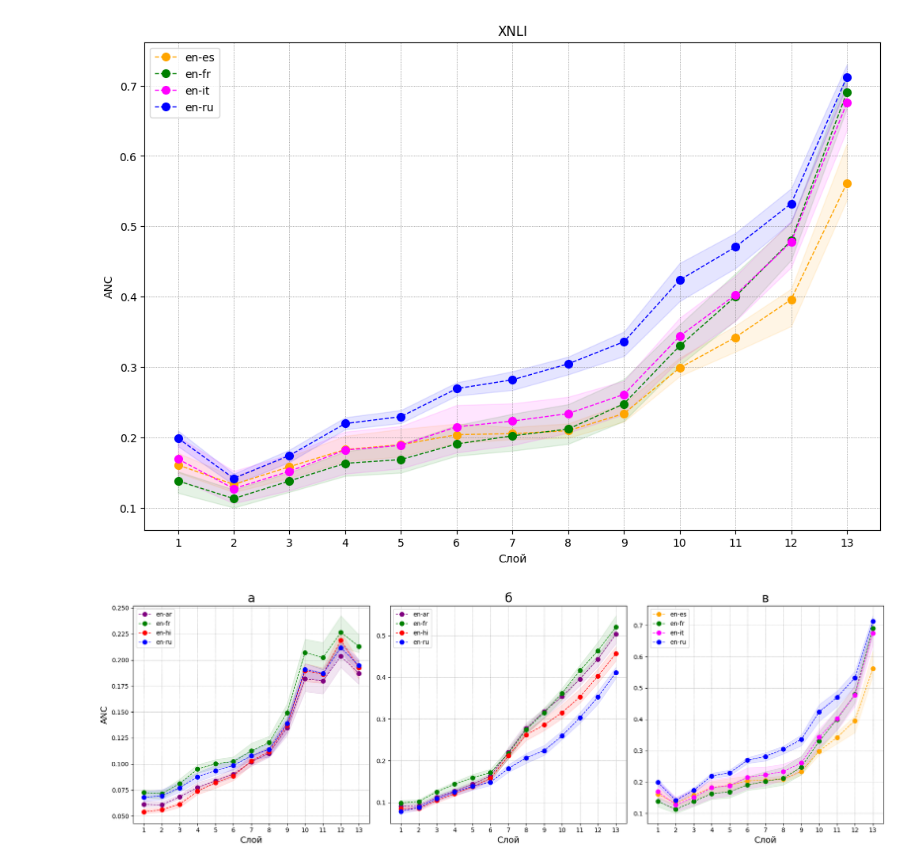
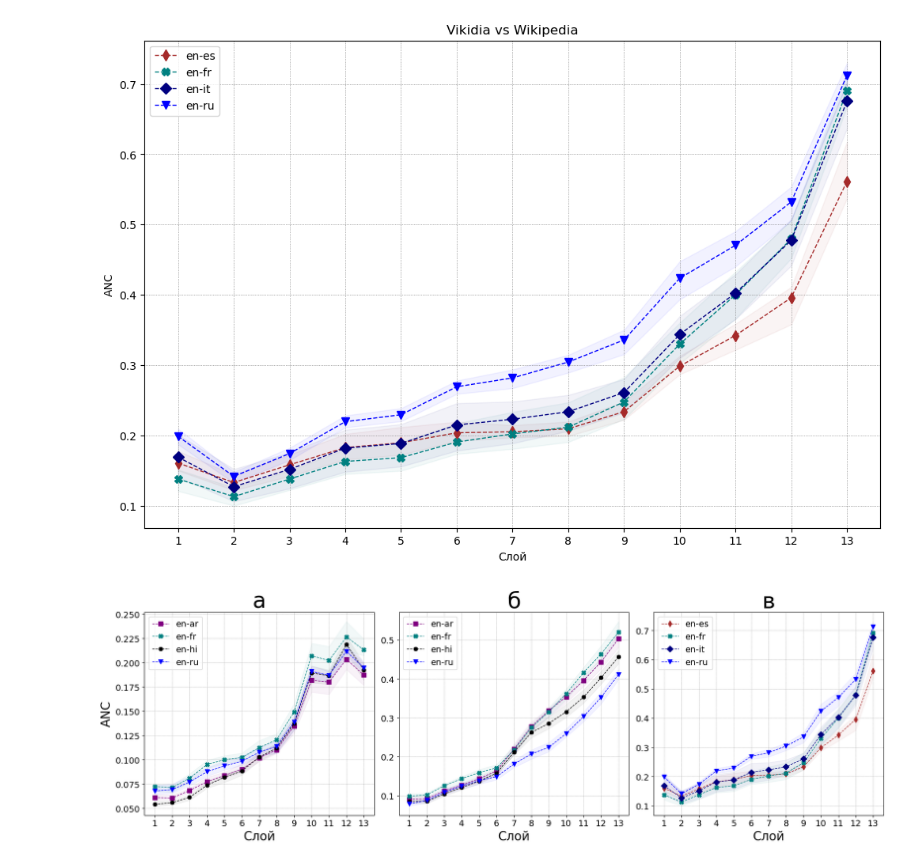
Before and after one commit to AndreyK2001/BERT-Classification, a Jupyter notebook: plots/plots.ipynb, the cells around one changed output. Saved outputs shown, nothing was run; the diff lists cells and outputs as text; code cells hidden in the pictures.

```diff
--- a/plots/plots.ipynb
+++ b/plots/plots.ipynb
@@ -72,10 +83,12 @@ for (lang_pair, values) in data_Readme_by_pair.items():
     # Построение графика
     x = range(1, len(mean_values)+1)
     color = colors.get(lang_pair, "grey")
-    plt.plot(x, mean_values, marker='o', markersize=7, label=f'{lang_pair}', color=color, linewidth=1, linestyle='--')
-    plt.fill_between(x, min_values, max_values, color=color, alpha=0.1)
+    marker = markers.get(lang_pair, "*")
 
-plt.title('XNLI')
+    plt.plot(x, mean_values, marker=marker, markersize=7, label=f'{lang_pair}', color=color, linewidth=1, linestyle='--')
+    plt.fill_between(x, min_values, max_values, color=color, alpha=0.05)
+
+plt.title('ReadMe++')
 plt.xlabel('Слой')
 plt.ylabel('ANC')
 plt.xticks(range(1, len(mean_values) + 1))
@@ -108,10 +121,12 @@ for (lang_pair, values) in data_VvsW_by_pair.items():
     # Построение графика
     x = range(1, len(mean_values)+1)
     color = colors.get(lang_pair, "grey")
-    plt.plot(x, mean_values, marker='o', markersize=7, label=f'{lang_pair}', color=color, linewidth=1, linestyle='--')
-    plt.fill_between(x, min_values, max_values, color=color, alpha=0.1)
+    marker = markers.get(lang_pair, "*")
 
-plt.title('XNLI')
+    plt.plot(x, mean_values, marker=marker, markersize=7, label=f'{lang_pair}', color=color, linewidth=1, linestyle='--')
+    plt.fill_between(x, min_values, max_values, color=color, alpha=0.05)
+
+plt.title('Vikidia vs Wikipedia')
 plt.xlabel('Слой')
 plt.ylabel('ANC')
 plt.xticks(range(1, len(mean_values) + 1))
@@ -119,37 +134,41 @@ plt.legend()
 plt.grid(which='major', color='#666666', linestyle=':', linewidth=0.5)
 plt.show()
 # %% [output]
-[figure, old version]
+[figure, new version]
 # %%
 data_dict = {'а': data_XNLI_by_pair, 'б': data_Readme_by_pair, 'в': data_VvsW_by_pair}
 # %%
 fig, axs = plt.subplots(nrows=1, ncols=3, figsize=(18, 6))
 
 # Пример итерации по трем различным наборам данных
 for idx, (data_key, data_value) in enumerate(data_dict.items()):
     # Выбор текущей оси
     ax = axs[idx]
 
     # Построение графика на текущей оси
     for (lang_pair, values) in data_value.items():
         values_array = np.array(values)
         min_values = values_array.min(axis=0)
         max_values = values_array.max(axis=0)
         mean_values = values_array.mean(axis=0)
         x = range(1, len(mean_values)+1)
         color = colors.get(lang_pair, "grey")
-        ax.plot(x, mean_values, marker='o', markersize=7, label=f'{lang_pair}', color=color, linewidth=1, linestyle='--')
-        ax.fill_between(x, min_values, max_values, color=color, alpha=0.1)
+        marker = markers.get(lang_pair, "*")
 
-    ax.set_title(data_key, size=20)
-    ax.set_xlabel('Слой', size=14)
+        ax.plot(x, mean_values, marker=marker, markersize=7, label=f'{lang_pair}', color=color, linewidth=1, linestyle='--')
+        ax.fill_between(x, min_values, max_values, color=color, alpha=0.05)
+
+    ax.set_title(data_key, size=36)
+    ax.set_xlabel('Слой', size=20)
     if idx == 0:
-        ax.set_ylabel('ANC', size=14)
+        ax.set_ylabel('ANC', size=20)
     ax.set_xticks(range(1, len(mean_values) + 1))
-    ax.legend()
+    ax.tick_params(axis='x', labelsize=14)
+    ax.tick_params(axis='y', labelsize=14)
+    ax.legend(fontsize=14)
     ax.grid(which='major', color='#666666', linestyle=':', linewidth=0.5)
 
 plt.tight_layout()
 plt.show()
 # %% [output]
-[figure, old version]
+[figure, new version]
```
Also changed, not shown: parts of 2 cells of this notebook.
